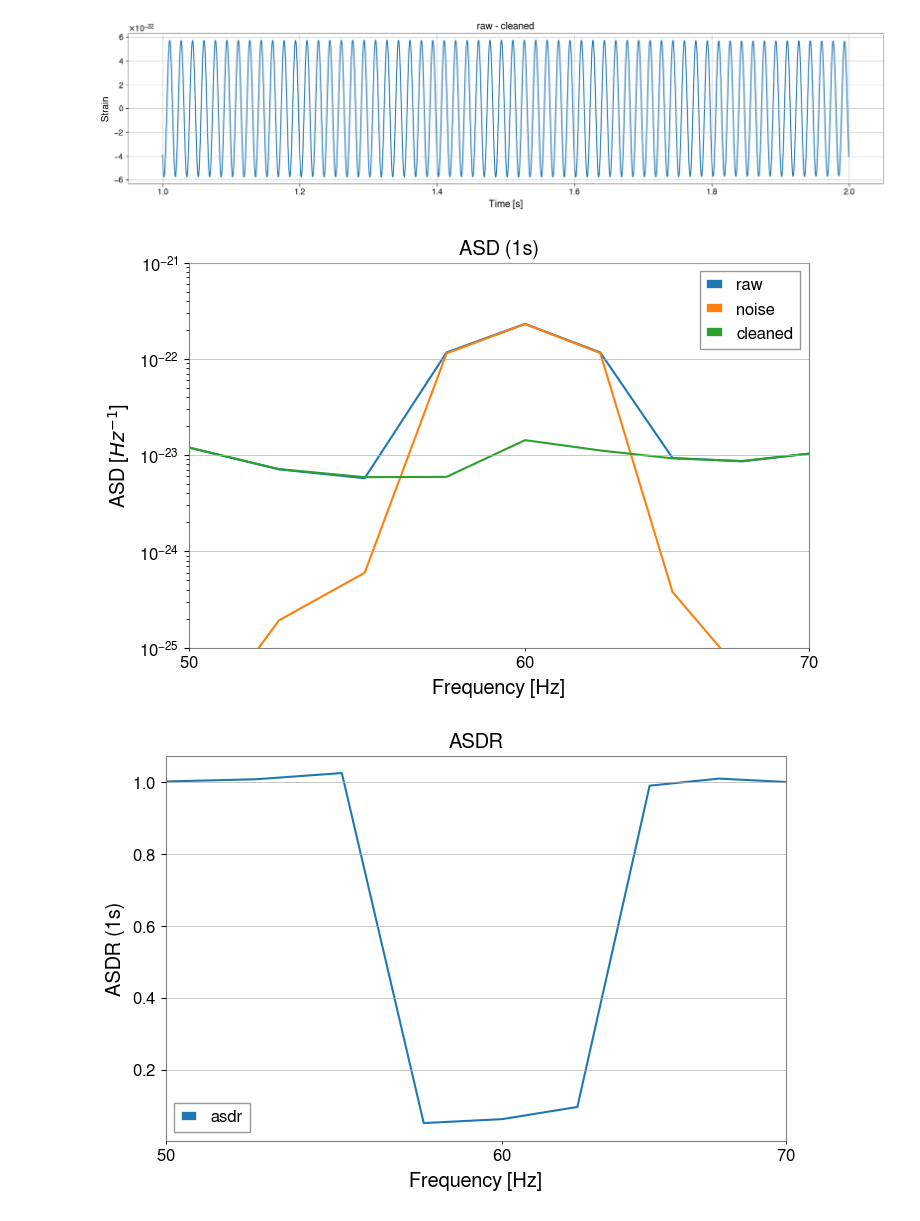
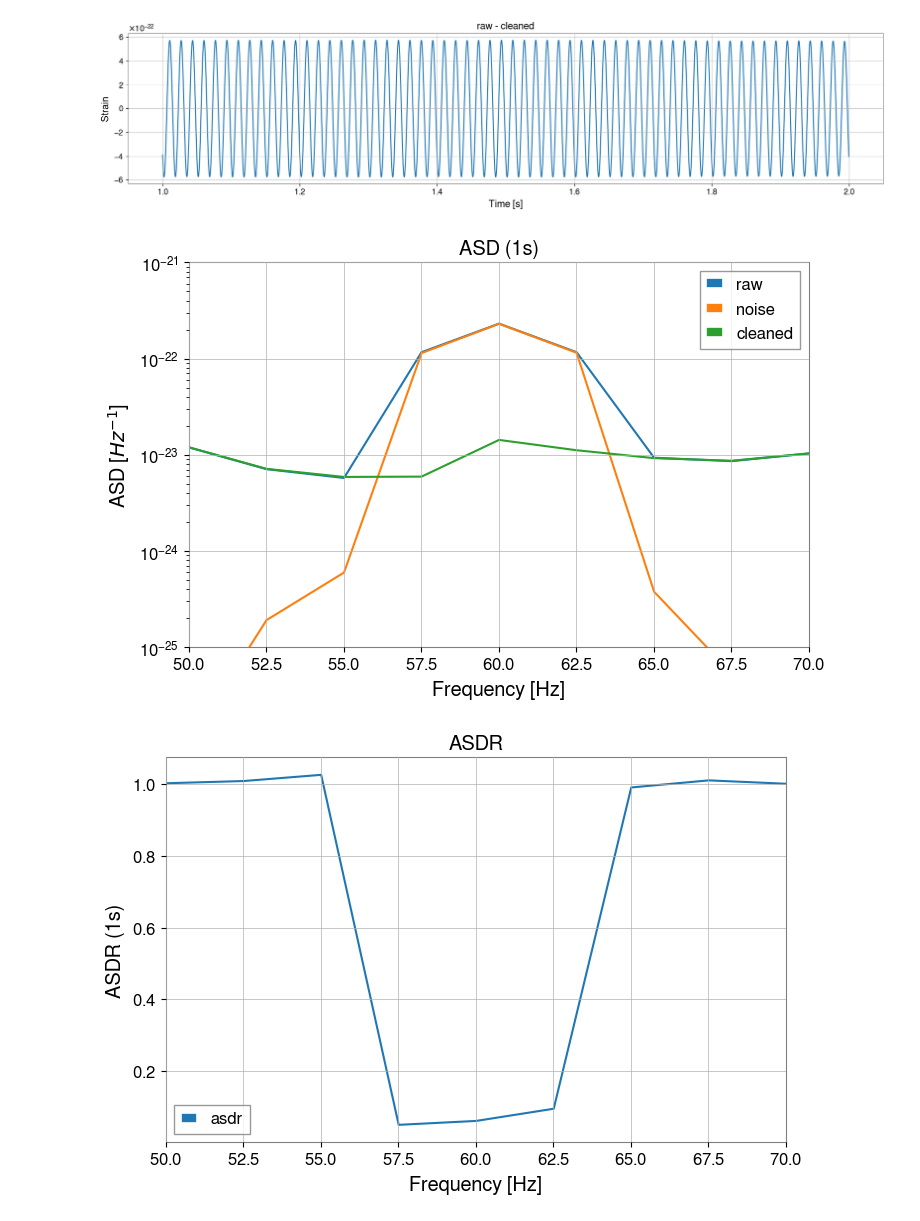
Before and after one commit to saleem-muhammed/deepcleanv2, a Jupyter notebook: projects/clean/online-clean.ipynb, the cells around one changed output. Saved outputs shown, nothing was run; the diff lists cells and outputs as text; code cells hidden in the pictures.

```diff
--- a/projects/clean/online-clean.ipynb
+++ b/projects/clean/online-clean.ipynb
@@ -78,18 +76,22 @@ inference_dataset = DeepCleanInferenceDataset(
 )
 
 print(inference_dataset.t0)
+print(inference_dataset.sample_rate)
 print(inference_dataset.kernel_size)
 print("X_inference:")
+print(len(inference_dataset.X_inference))
 print(inference_dataset.X_inference.kernel_size)
 print(inference_dataset.X_inference.stride)
 print("y_inference:")
+print(len(inference_dataset.y_inference))
 print(inference_dataset.y_inference.kernel_size)
 print(inference_dataset.y_inference.stride)
 
 # print(inference_dataset.X_inference.X.shape)
 # print(inference_dataset.y_inference.X.shape)
-for i in inference_dataset.X_inference:
-    print(i.shape)
+for i, j in zip(inference_dataset.X_inference, inference_dataset.y_inference):
+    print(i.shape, j.shape)
+    # print(i, j)
 # %% [output]
 1250916847
 4096
@@ -191,11 +188,13 @@ stride = inference_dataset.stride
 batch_size = len(next(iter(y_dset)))
 print(f"size: {size}, kernel_size: {kernel_size}, stride: {stride}, batch_size = {batch_size}")
 
+pred = (t_model(X) for X in iter(X_dset))
 y_pred = torch.zeros(
     (size - edge_pad),
     device=device,
     dtype=dtype,
 )
+print(len(y_pred))
 get_idx = torch.arange(
     stride,
     device=device,
@@ -211,12 +210,11 @@ batch_offset = torch.arange(batch_size, device=device)
 set_idx += batch_offset[:, None] * stride
 # print(set_idx)
 
-for i in range(1):
-    y = pred
+for i, y in enumerate(pred):
+    if not i:
+        y_pred[:offset] = y[0, :offset]
     sidx = set_idx[:len(y)]
     y_pred[sidx + i*batch_size*stride] = y[:, get_idx]
-    if not i:
-        y_pred[:offset] = y[0, :offset]
 
 start = sample_rate - filter_pad
 end = 2*sample_rate + filter_pad
@@ -225,16 +223,27 @@ end = 2*sample_rate + filter_pad
 plt.figure(figsize=[20, 4])
 y_pred_times = np.arange(0, y_pred.shape[0]/sample_rate, 1/sample_rate)
 plt.title('y_pred')
+plt.plot(y_pred_times, y_pred.cpu().detach().numpy(), label='y_pred')
 plt.xlabel('Time [s]')
-plt.ylabel('Strain')
-plt.plot(y_pred_times, y_pred.cpu().detach().numpy(), label='y_pred')
+plt.ylabel('Prediction')
 plt.axvline(y_pred_times[start], c='red', lw=2)
 plt.axvline(y_pred_times[end], c='red', lw=2)
+plt.axvline(y_pred_times[start + filter_pad], c='yellow', lw=2)
+plt.axvline(y_pred_times[end - filter_pad], c='yellow', lw=2)
 plt.legend()
 plt.show()
 
 times = y_pred_times[start:end]
 noise = y_pred[start:end]
+plt.figure(figsize=[20, 4])
+plt.title('noise')
+plt.plot(times, noise.cpu().detach().numpy(), label='noise')
+plt.xlabel('Time [s]')
+plt.ylabel('Prediction')
+plt.axvline(y_pred_times[start + filter_pad], c='yellow', lw=2)
+plt.axvline(y_pred_times[end - filter_pad], c='yellow', lw=2)
+plt.legend()
+plt.show()
 # %% [output]
 edge_pad: 819, filter_pad: 3276
 size: 12288, kernel_size: 4096, stride: 2048, batch_size = 5
@@ -369,34 +383,34 @@ cleaned_asd = cleaned_ts.asd(
     fftlength=fftlength,
     overlap=overlap,
 )
 asdr = cleaned_asd/raw_asd
 
 flow, fhigh = 50, 70
 plt.figure(figsize=[8,5])
 plt.title('ASD (1s)')
 plt.plot(raw_asd.frequencies, raw_asd, label='raw')
 plt.plot(noise_asd.frequencies, noise_asd, label='noise')
 plt.plot(cleaned_asd.frequencies, cleaned_asd, label='cleaned')
 plt.xlabel('Frequency [Hz]')
 plt.ylabel(r'ASD [$Hz^{-1}$]')
 plt.xlim([flow, fhigh])
 plt.ylim([1e-25, 1e-21])
-plt.xscale('log')
+# plt.xscale('log')
 plt.yscale('log')
 plt.legend()
 plt.show()
 
 plt.figure(figsize=[8,5])
 plt.title('ASDR')
 plt.plot(asdr.frequencies, asdr, label='asdr')
 plt.xlim([flow, fhigh])
 plt.xlabel('Frequency [Hz]')
 plt.ylabel('ASDR (1s)')
-plt.xscale('log')
+# plt.xscale('log')
 # plt.ylim([1e-25, 1e-21])
 # plt.yscale('log')
 plt.legend()
 plt.show()
 # %% [output]
-[figure, old version]
+[figure, new version]
-[figure, old version]
+[figure, new version]
```
Also changed, not shown: parts of 7 cells of this notebook, 7 other files.
